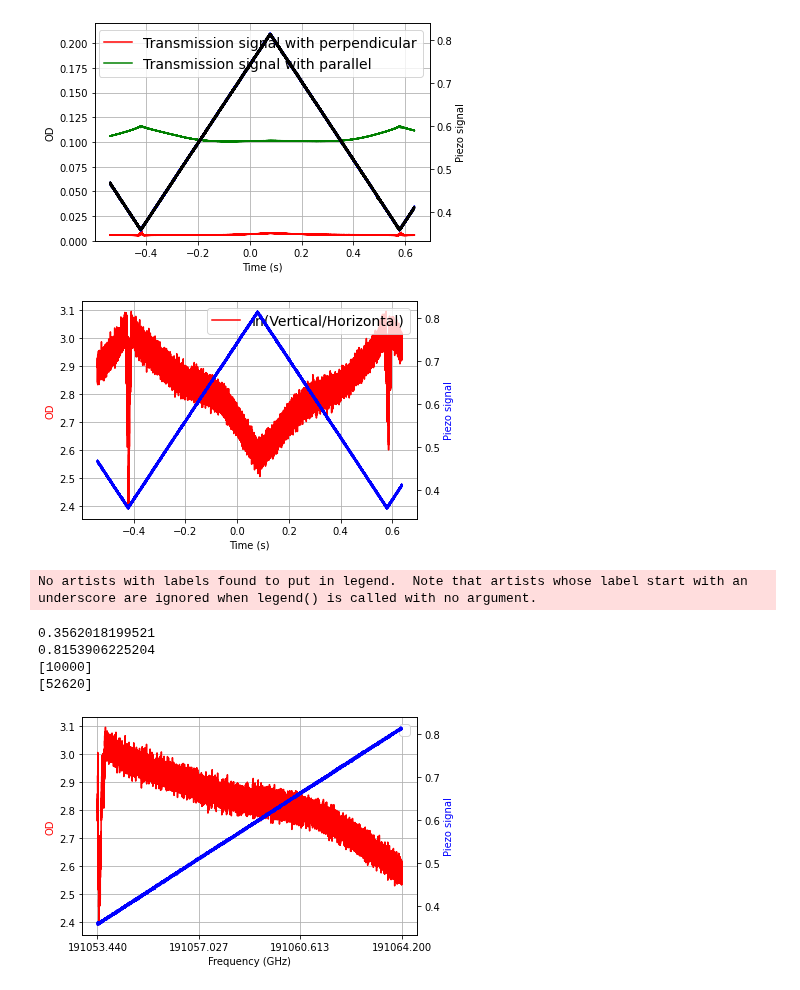
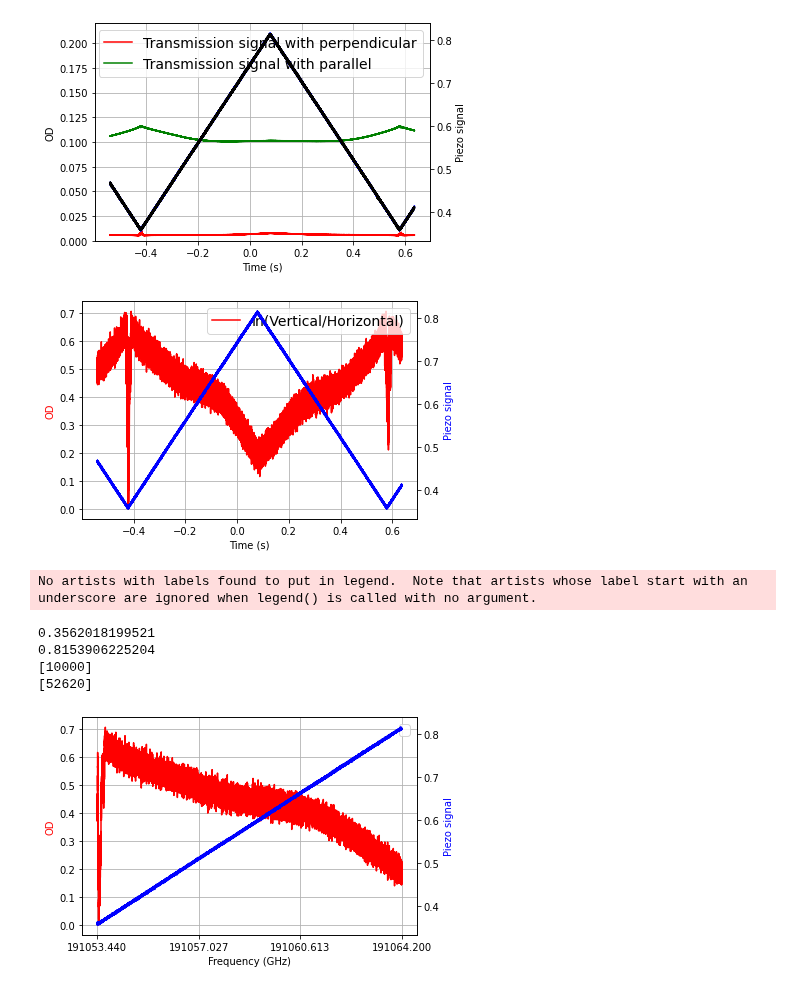
Before and after one commit to JUOM2016/Quick_cal_and_plotting, a Jupyter notebook: absorption_using_laser_quick_ref_check.ipynb, the cells around one changed output. Drawn from its saved outputs; the diff is of its cells as text; code cells hidden in the pictures.

```diff
--- a/absorption_using_laser_quick_ref_check.ipynb
+++ b/absorption_using_laser_quick_ref_check.ipynb
@@ -30,8 +30,9 @@ data=pd.read_csv(path_data)
 data=data.to_numpy() # Read the raw data when the laser is perpendicular to the crystal axis
 ref =pd.read_csv(path_ref)
 ref =ref.to_numpy() # Read the raw data when the laser is parallel to the crystal axis
-transmission_ratio=np.average(data[:,2]/data[:,3])
-reflection_ratio=np.average(data[:,2]/data[:,3])
+
+transmission_ratio=max(data[:,2])/max(data[:,3]) # Calculate the intensity ratio between the measured transmitted signal and the reflected signal for the
+reflection_ratio=max(ref[:,2])/max(ref[:,3])
 
 Time00=data[:,0] # Get the time scale, Channel 1
 Piezo_trigger00=data[:,1] # Get the Piezo trigger signal, Channel 2
@@ -101,7 +102,7 @@ else:
         ax1.grid(True)
         plt.show()
 # %% [output]
-[figure, old version]
+[figure, new version]
 # %%
 #This cell is used to calculate the scanning frequency range in one time period
 
@@ -128,8 +129,8 @@ if len(data[:,0]) != len(ref[:,0]):
         length_data=min(len(data[:,0]),len(ref[:,0]))
         Time=data[0:length_data,0]
         Piezo_trigger_signal=data[0:length_data,1]
-        normalised_data=data[0:length_data,2]/data[0:length_data,3]
-        normalised_ref=ref[0:length_data,2]/ref[0:length_data,3]
+        normalised_data=data[0:length_data,2]/(data[0:length_data,3]*transmission_ratio)
+        normalised_ref=ref[0:length_data,2]/(ref[0:length_data,3]*reflection_ratio)
         OD=np.log(normalised_ref/normalised_data)
 
         fig, ax1 = plt.subplots()
@@ -151,33 +152,33 @@ if len(data[:,0]) != len(ref[:,0]):
         ax1.grid(True)
         plt.show()
 else:
         Piezo_trigger_signal=data[:,1]
         Time=data[:,0]
-        normalised_data=data[:,2]/data[:,3]
-        normalised_ref=ref[:,2]/ref[:,3]
+        normalised_data=data[:,2]/(data[:,3]*transmission_ratio)
+        normalised_ref=ref[:,2]/(ref[:,3]*reflection_ratio)
         OD=np.log(normalised_ref/normalised_data)
 
         fig, ax1 = plt.subplots()
         ax2 = ax1.twinx()
         ax1.plot(freq_scale, OD[int(loc_piezo_min[0]):int(loc_piezo_max[0])], 'r-')
         ax1.legend(loc='upper right',fontsize=14)
         ax2.plot(freq_scale, Piezo_trigger_signal[int(loc_piezo_min[0]):int(loc_piezo_max[0])], 'b-')
         ax1.set_xlabel('Frequency (GHz)')
         ax1.set_ylabel('OD', color='r')
         ax2.set_ylabel('Piezo signal', color='b')
         #ax1.set_ylim([0,0.18])
         #ax1.set_xlim([data[loc_piezo_min[0],0],data[loc_piezo_max[0],0]])
         xticks = np.linspace(freq_low, freq_high, 4)
         ax1.set_xticks(xticks)
         ax1.ticklabel_format(style='plain')
         ax1.xaxis.set_major_formatter(FormatStrFormatter('%.3f'))
         fig.patch.set_facecolor('white')
         ax1.grid(True)
         plt.show()
 # %% [output]
 No artists with labels found to put in legend.  Note that artists whose label start with an underscore are ignored when legend() is called with no argument.
 0.3562018199521
 0.8153906225204
 [10000]
 [52620]
-[figure, old version]
+[figure, new version]
```
